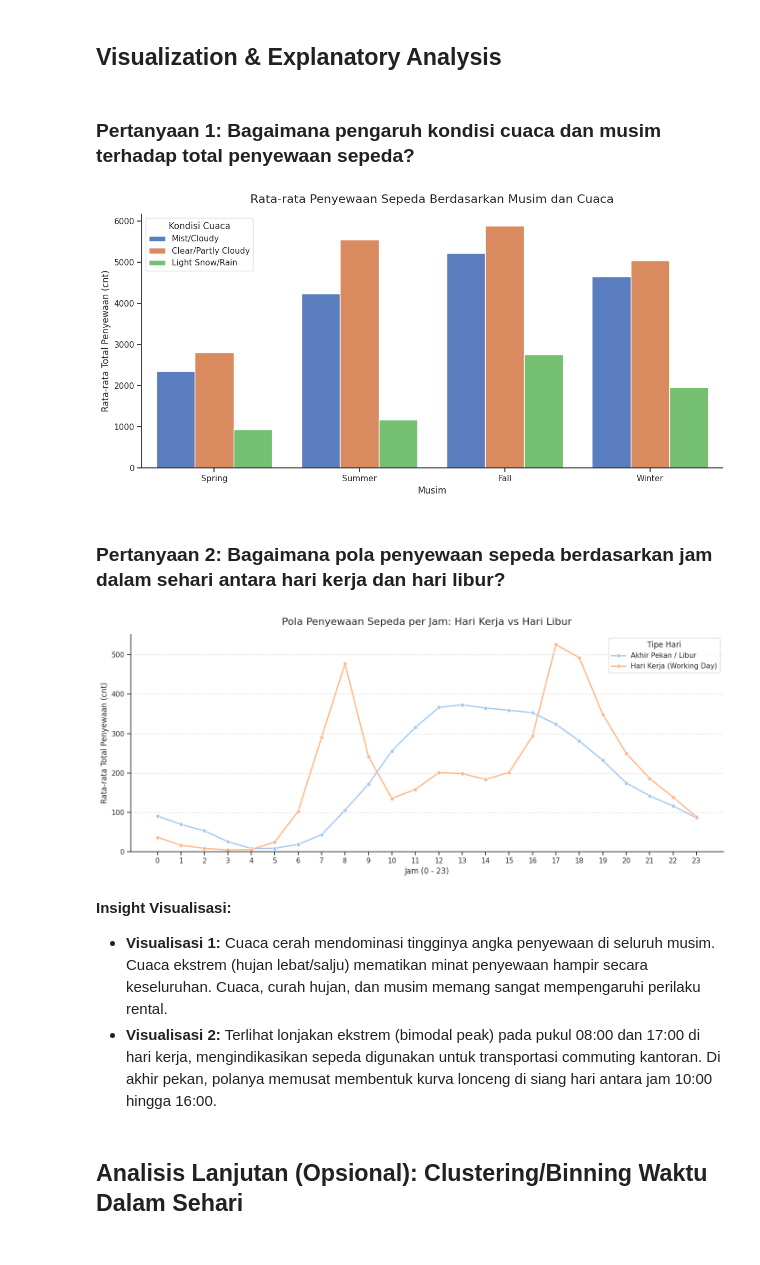
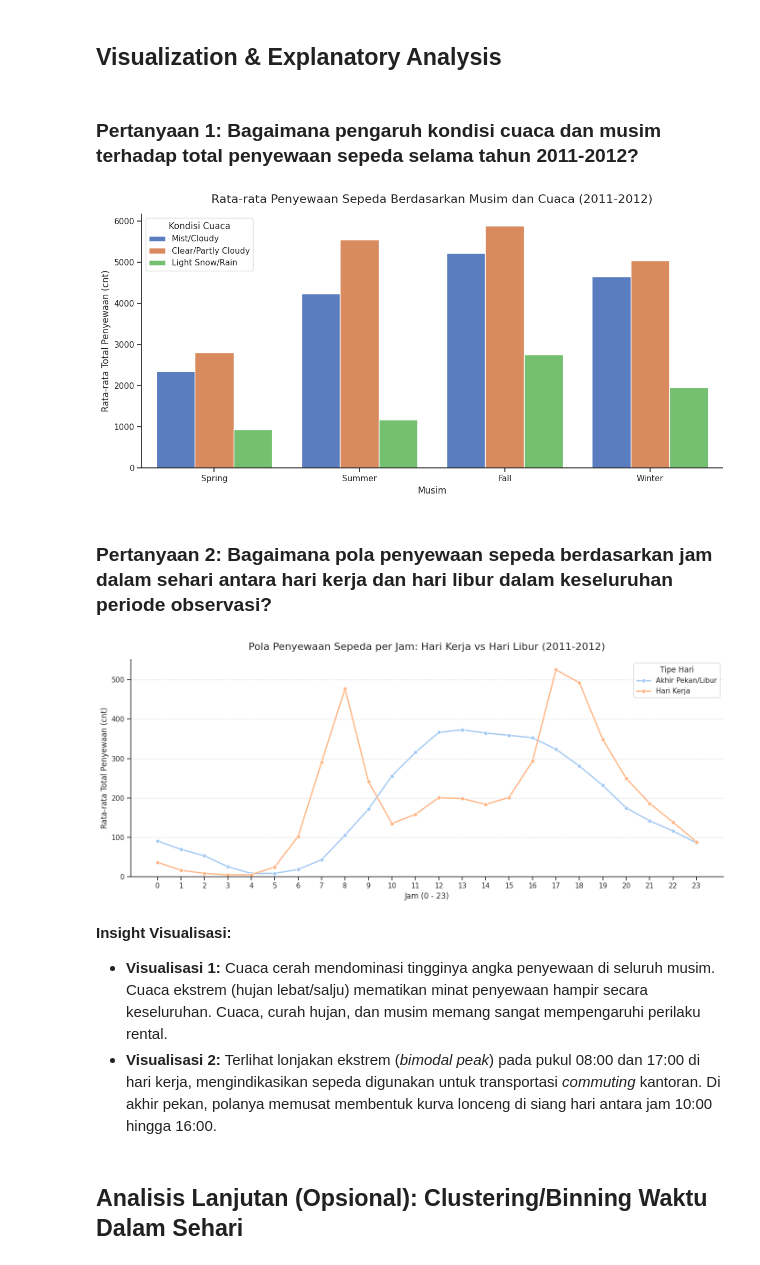
Before and after one commit to AlbertSanggam-231401034/Proyek-Analisis-Data_Albert, a Jupyter notebook: Proyek_Analisis_Data_Albert_Sanggam_Nalom_Sinurat.ipynb, the cells around one changed output. Drawn from its saved outputs; the diff is of its cells as text; code cells hidden in the pictures.

```diff
--- a/Proyek_Analisis_Data_Albert_Sanggam_Nalom_Sinurat.ipynb
+++ b/Proyek_Analisis_Data_Albert_Sanggam_Nalom_Sinurat.ipynb
@@ -92,6 +95,7 @@ day_df['weather_label'] = day_df['weathersit'].map(weather_mapping)
 
 hour_df['season_label'] = hour_df['season'].map(season_mapping)
 hour_df['weather_label'] = hour_df['weathersit'].map(weather_mapping)
+hour_df['day_type'] = hour_df['workingday'].map({1: 'Hari Kerja', 0: 'Akhir Pekan/Libur'})
 
 # Memeriksa hasil pembersihan
 print(day_df[['dteday', 'season_label', 'weather_label']].head())
@@ -146,11 +256,11 @@ Sampel Distribusi Rata-rata Penyewaan per Jam:
 # %% [markdown]
 ## Visualization & Explanatory Analysis
 # %% [markdown]
-### Pertanyaan 1: Bagaimana pengaruh kondisi cuaca dan musim terhadap total penyewaan sepeda?
+### Pertanyaan 1: Bagaimana pengaruh kondisi cuaca dan musim terhadap total penyewaan sepeda selama tahun 2011-2012?
 # %%
 plt.figure(figsize=(12, 6))
 
-# Menggunakan barplot untuk membandingkan rata-rata penyewaan
+# Menggunakan barplot
 ax = sns.barplot(
     x='season_label',
     y='cnt',
@@ -160,58 +270,50 @@ ax = sns.barplot(
     palette='muted'
 )
 
-plt.title('Rata-rata Penyewaan Sepeda Berdasarkan Musim dan Cuaca', fontsize=16, pad=15)
+plt.title('Rata-rata Penyewaan Sepeda Berdasarkan Musim dan Cuaca (2011-2012)', fontsize=16, pad=15)
 plt.xlabel('Musim', fontsize=12)
 plt.ylabel('Rata-rata Total Penyewaan (cnt)', fontsize=12)
 plt.legend(title='Kondisi Cuaca')
-
-# Meningkatkan Data-Ink Ratio dengan menghilangkan spine atas dan kanan
 sns.despine()
-
-# Menjaga baseline sumbu Y dimulai dari 0 untuk menghindari Lie Factor yang menipu
 ax.set_ylim(ymin=0)
 
 plt.tight_layout()
 plt.show()
 # %% [output]
-[figure, old version]
+[figure, new version]
 # %% [markdown]
-### Pertanyaan 2: Bagaimana pola penyewaan sepeda berdasarkan jam dalam sehari antara hari kerja dan hari libur?
+### Pertanyaan 2: Bagaimana pola penyewaan sepeda berdasarkan jam dalam sehari antara hari kerja dan hari libur dalam keseluruhan periode observasi?
 # %%
 plt.figure(figsize=(14, 6))
-
-# Mengubah label workingday untuk legend
-hour_df['day_type'] = hour_df['workingday'].map({1: 'Hari Kerja (Working Day)', 0: 'Akhir Pekan / Libur'})
 
 # Membuat line chart
 ax2 = sns.lineplot(
     x='hr',
     y='cnt',
     hue='day_type',
     data=hour_df,
     marker='o',
     errorbar=None,
     linewidth=2
 )
 
-plt.title('Pola Penyewaan Sepeda per Jam: Hari Kerja vs Hari Libur', fontsize=16, pad=15)
+plt.title('Pola Penyewaan Sepeda per Jam: Hari Kerja vs Hari Libur (2011-2012)', fontsize=16, pad=15)
 plt.xlabel('Jam (0 - 23)', fontsize=12)
 plt.ylabel('Rata-rata Total Penyewaan (cnt)', fontsize=12)
-plt.xticks(np.arange(0, 24, 1)) # Memastikan semua jam tampil di sumbu X
+plt.xticks(np.arange(0, 24, 1))
 plt.legend(title='Tipe Hari')
-plt.grid(axis='y', linestyle='--', alpha=0.6) # Grid horizontal ringan
+plt.grid(axis='y', linestyle='--', alpha=0.6)
 
-# Optimasi Data-Ink Ratio
 sns.despine()
 ax2.set_ylim(ymin=0)
 
 plt.tight_layout()
 plt.show()
 # %% [output]
-[figure, old version]
+[figure, new version]
 # %% [markdown]
 **Insight Visualisasi:**
-- **Visualisasi 1:** Cuaca cerah mendominasi tingginya angka penyewaan di seluruh musim. Cuaca ekstrem (hujan lebat/salju) mematikan minat penyewaan hampir secara keseluruhan. Cuaca, curah hujan, dan musim memang sangat mempengaruhi perilaku rental.
-- **Visualisasi 2:** Terlihat lonjakan ekstrem (bimodal peak) pada pukul 08:00 dan 17:00 di hari kerja, mengindikasikan sepeda digunakan untuk transportasi commuting kantoran. Di akhir pekan, polanya memusat membentuk kurva lonceng di siang hari antara jam 10:00 hingga 16:00.
+* **Visualisasi 1:** Cuaca cerah mendominasi tingginya angka penyewaan di seluruh musim. Cuaca ekstrem (hujan lebat/salju) mematikan minat penyewaan hampir secara keseluruhan. Cuaca, curah hujan, dan musim memang sangat mempengaruhi perilaku rental.
+* **Visualisasi 2:** Terlihat lonjakan ekstrem (*bimodal peak*) pada pukul 08:00 dan 17:00 di hari kerja, mengindikasikan sepeda digunakan untuk transportasi *commuting* kantoran. Di akhir pekan, polanya memusat membentuk kurva lonceng di siang hari antara jam 10:00 hingga 16:00.
 # %% [markdown]
 ## Analisis Lanjutan (Opsional): Clustering/Binning Waktu Dalam Sehari
```
Also changed, not shown: parts of 22 cells of this notebook, 4 other files.
